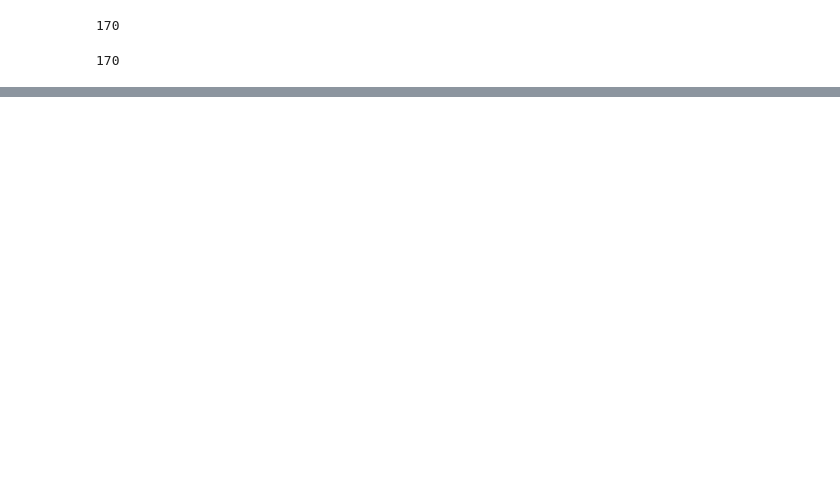
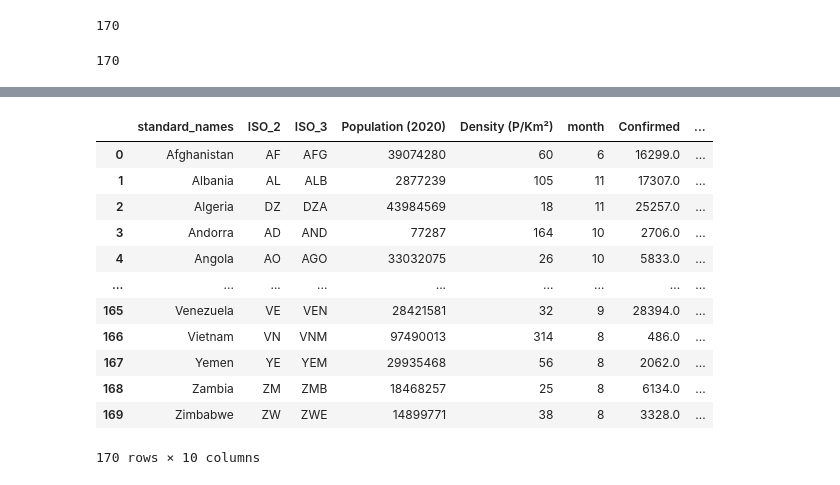
Before and after one commit to mirahmed07/project_covid_global, a Jupyter notebook: covid_global_cleaning.ipynb, the cells around one changed output, grey strips where cells are left out. Drawn from its saved outputs; the diff is of its cells as text; code cells hidden in the pictures; blank space fills up the shorter version.

```diff
--- a/covid_global_cleaning.ipynb
+++ b/covid_global_cleaning.ipynb
@@ -626,0 +730,3 @@ sample.to_csv("samples.csv", index= False)
+# %%
+test1_df = ultimate_no_null_df[["standard_names",'ISO_2', 'ISO_3', 'Population (2020)', 'Density (P/Km²)',"month", "Confirmed", "Infection_rate_f"]].loc[ultimate_no_null_df.groupby("standard_names")["Confirmed"].idxmax()].reset_index(drop= True)
+test1_df.head()
@@ -626,0 +740,3 @@ sample.to_csv("samples.csv", index= False)
+# %%
+test2_df = ultimate_no_null_df.groupby("standard_names", as_index = False).agg(total_inf_rate = ("Infection_rate_f", "sum"))
+test2_df.head()
@@ -626,0 +750,3 @@ sample.to_csv("samples.csv", index= False)
+# %%
+strngncy_df = ultimate_no_null_df[["standard_names", "stringency_index"]].loc[(ultimate_no_null_df["month"] <=3) ].reset_index(drop = True)
+strngncy_df.head(15)
@@ -626,0 +770,4 @@ sample.to_csv("samples.csv", index= False)
+# %%
+strngncy_df['stringency_hike_1Q'] = strngncy_df.groupby('standard_names')['stringency_index'].transform(lambda x: x.iat[-1] - x.iat[0])
+test3_df = strngncy_df[["standard_names", "stringency_hike_1Q"]].drop_duplicates().reset_index(drop = True)
+test3_df.head()
@@ -626,0 +781,18 @@ sample.to_csv("samples.csv", index= False)
+# %%
+test_df = pd.merge(test1_df, test2_df, how = "left", on = "standard_names")
+test_df = pd.merge(test_df, test3_df, how = "left", on = "standard_names")
+test_df
+# %% [output]
+|  | standard_names | ISO_2 | ISO_3 | Population (2020) | Density (P/Km²) | month | Confirmed | ... |
+| 0 | Afghanistan | AF | AFG | 39074280 | 60 | 6 | 16299.0 | ... |
+| 1 | Albania | AL | ALB | 2877239 | 105 | 11 | 17307.0 | ... |
+| 2 | Algeria | DZ | DZA | 43984569 | 18 | 11 | 25257.0 | ... |
+| 3 | Andorra | AD | AND | 77287 | 164 | 10 | 2706.0 | ... |
+| 4 | Angola | AO | AGO | 33032075 | 26 | 10 | 5833.0 | ... |
+| ... | ... | ... | ... | ... | ... | ... | ... | ... |
+| 165 | Venezuela | VE | VEN | 28421581 | 32 | 9 | 28394.0 | ... |
+| 166 | Vietnam | VN | VNM | 97490013 | 314 | 8 | 486.0 | ... |
+| 167 | Yemen | YE | YEM | 29935468 | 56 | 8 | 2062.0 | ... |
+| 168 | Zambia | ZM | ZMB | 18468257 | 25 | 8 | 6134.0 | ... |
+| 169 | Zimbabwe | ZW | ZWE | 14899771 | 38 | 8 | 3328.0 | ... |
+170 rows × 10 columns
```
Also changed, not shown: parts of 31 cells of this notebook, 10 other files.
